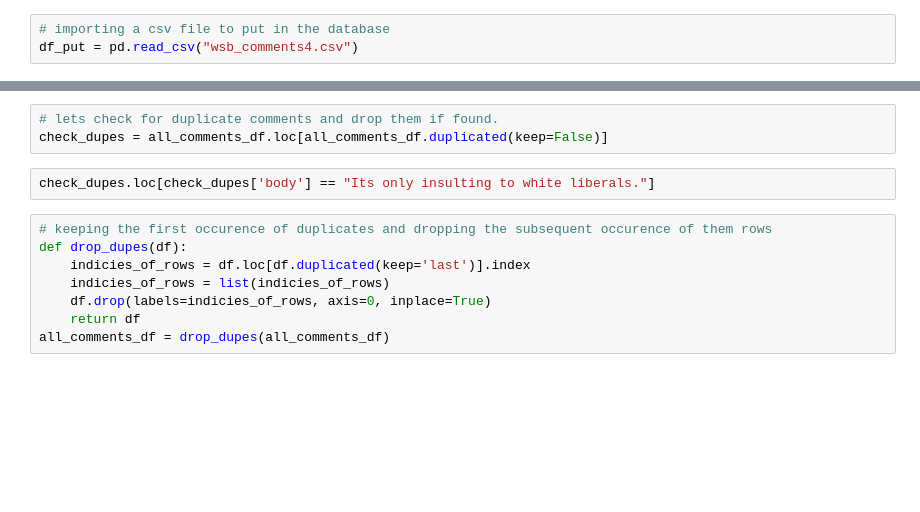
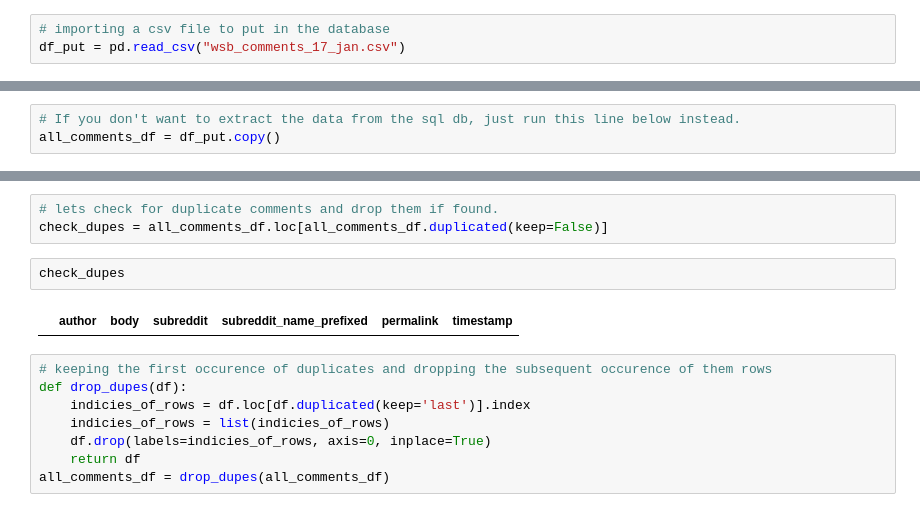
Before and after one commit to nikitaizmailov/nlp_sentiment_ticker_mentions, a Jupyter notebook: sentiment_reddit.ipynb, the cells around one changed output, grey strips where cells are left out. Drawn from its saved outputs; the diff is of its cells as text; blank space fills up the shorter version.

```diff
--- a/sentiment_reddit.ipynb
+++ b/sentiment_reddit.ipynb
@@ -283,5 +203,5 @@ full_df.to_csv('./wsb_comments4.csv', header=True, index=False, columns=list(ful
 # %%
 # importing a csv file to put in the database
-df_put = pd.read_csv("wsb_comments4.csv")
+df_put = pd.read_csv("wsb_comments_17_jan.csv")
 # %%
 df_put
@@ -316,3 +272,6 @@ all_comments_df = pd.DataFrame(extracted_data)
+# %%
+# If you don't want to extract the data from the sql db, just run this line below instead.
+all_comments_df = df_put.copy()
 # %%
 # Preprocessing Data to put in correct from in the dataframe
 # %%
@@ -334,7 +308,9 @@ all_comments_df
 # lets check for duplicate comments and drop them if found.
 check_dupes = all_comments_df.loc[all_comments_df.duplicated(keep=False)]
 # %%
-check_dupes.loc[check_dupes['body'] == "Its only insulting to white liberals."]
+check_dupes
+# %% [output]
+|  | author | body | subreddit | subreddit_name_prefixed | permalink | timestamp |
 # %%
 # keeping the first occurence of duplicates and dropping the subsequent occurence of them rows
 def drop_dupes(df):
```
Also changed, not shown: parts of 89 cells of this notebook.
